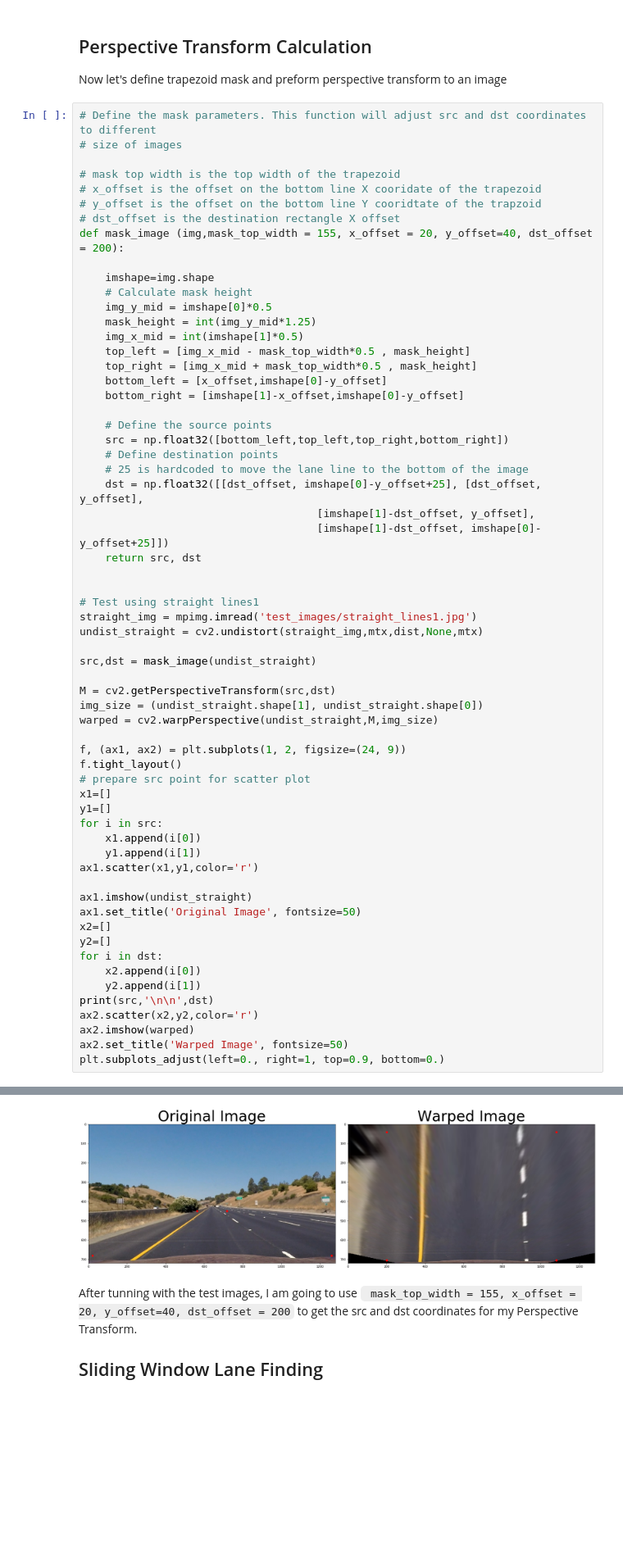
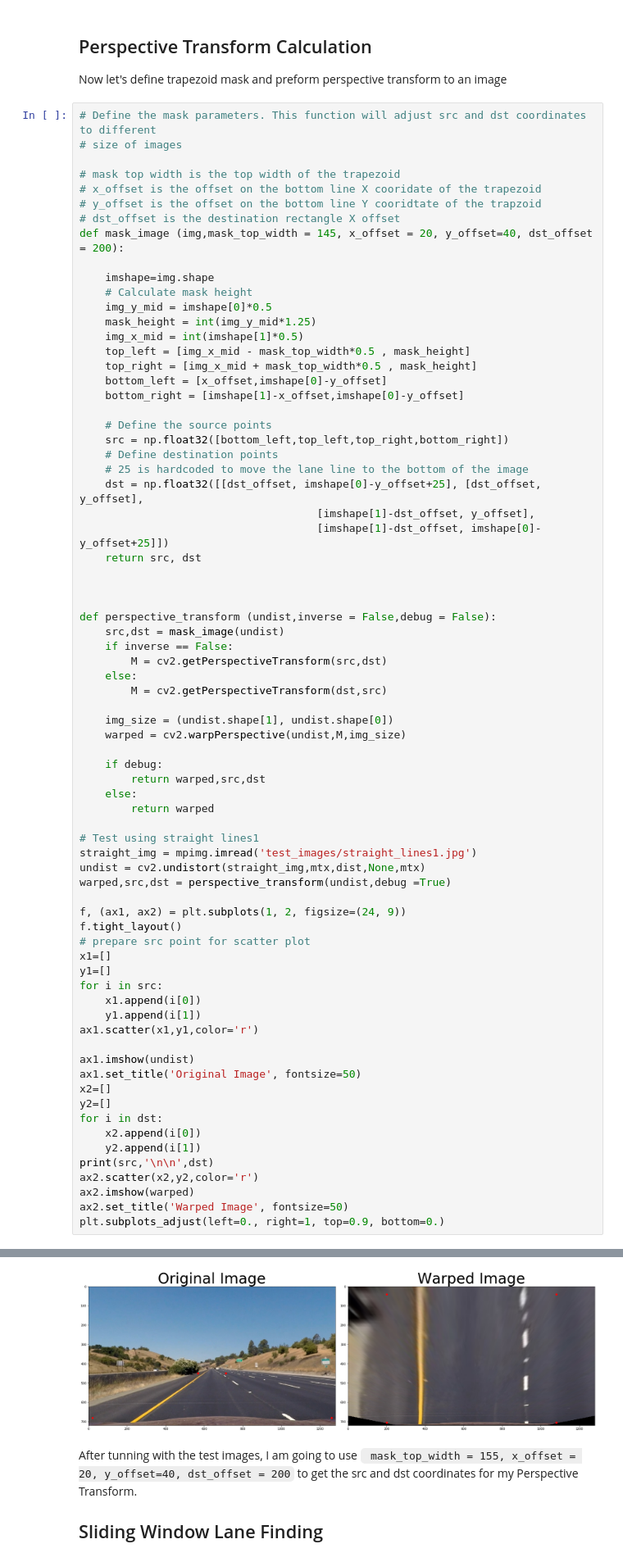
Before and after one commit to Charingchen/CarND-Advance-Lane-Finding, a Jupyter notebook: Advance_pipeline.ipynb, the cells around one changed output, grey strips where cells are left out. Shown at 82% size. Cells and saved outputs as stored; diff of their text form; blank space fills up the shorter version.

```diff
--- a/Advance_pipeline.ipynb
+++ b/Advance_pipeline.ipynb
@@ -196,7 +196,7 @@ Now let's define trapezoid mask and preform perspective transform to an image
 # x_offset is the offset on the bottom line X cooridate of the trapezoid
 # y_offset is the offset on the bottom line Y cooridtate of the trapzoid
 # dst_offset is the destination rectangle X offset
-def mask_image (img,mask_top_width = 155, x_offset = 20, y_offset=40, dst_offset = 200):
+def mask_image (img,mask_top_width = 145, x_offset = 20, y_offset=40, dst_offset = 200):
 
     imshape=img.shape
     # Calculate mask height
@@ -218,15 +218,26 @@ def mask_image (img,mask_top_width = 155, x_offset = 20, y_offset=40, dst_offset
     return src, dst
 
 
+
+def perspective_transform (undist,inverse = False,debug = False):
+    src,dst = mask_image(undist)
+    if inverse == False:
+        M = cv2.getPerspectiveTransform(src,dst)
+    else:
+        M = cv2.getPerspectiveTransform(dst,src)
+
+    img_size = (undist.shape[1], undist.shape[0])
+    warped = cv2.warpPerspective(undist,M,img_size)
+
+    if debug:
+        return warped,src,dst
+    else:
+        return warped
+
 # Test using straight lines1
 straight_img = mpimg.imread('test_images/straight_lines1.jpg')
-undist_straight = cv2.undistort(straight_img,mtx,dist,None,mtx)
-
-src,dst = mask_image(undist_straight)
-
-M = cv2.getPerspectiveTransform(src,dst)
-img_size = (undist_straight.shape[1], undist_straight.shape[0])
-warped = cv2.warpPerspective(undist_straight,M,img_size)
+undist = cv2.undistort(straight_img,mtx,dist,None,mtx)
+warped,src,dst = perspective_transform(undist,debug =True)
 
 f, (ax1, ax2) = plt.subplots(1, 2, figsize=(24, 9))
 f.tight_layout()
@@ -238,7 +249,7 @@ for i in src:
     y1.append(i[1])
 ax1.scatter(x1,y1,color='r')
 
-ax1.imshow(undist_straight)
+ax1.imshow(undist)
 ax1.set_title('Original Image', fontsize=50)
 x2=[]
 y2=[]
@@ -257,10 +268,10 @@ plt.subplots_adjust(left=0., right=1, top=0.9, bottom=0.)
  [1260.   680. ]]
 
  [[ 200.  705.]
  [ 200.   40.]
  [1080.   40.]
  [1080.  705.]]
-[figure, old version]
+[figure, new version]
 # %% [markdown]
 After tunning with the test images, I am going to use ` mask_top_width = 155, x_offset = 20, y_offset=40, dst_offset = 200` to get the src and dst coordinates for my Perspective Transform.
 ## Sliding Window Lane Finding
```
Also changed, not shown: parts of 4 cells of this notebook.
